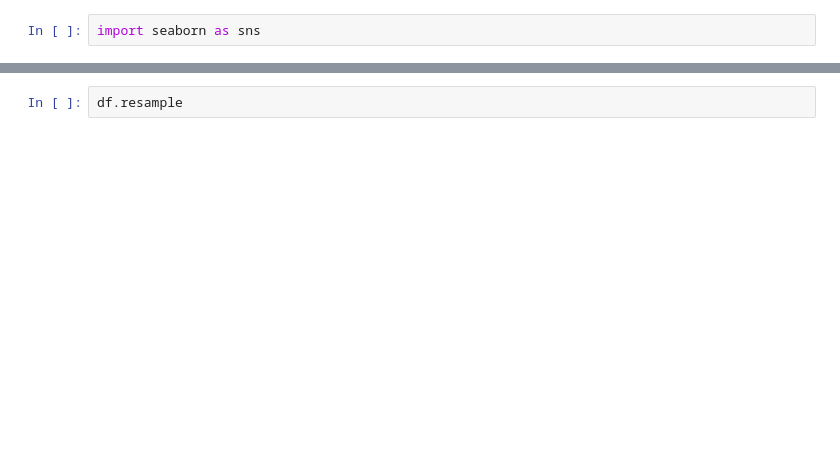
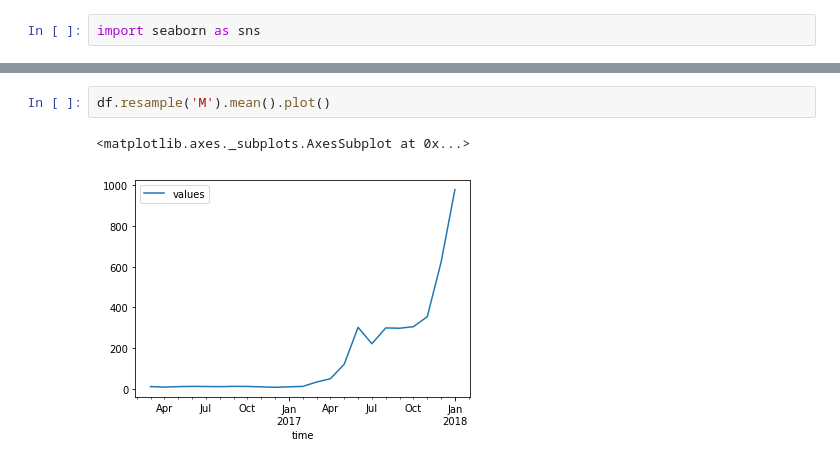
Before and after one commit to xuberance137/deep-learning-models, a Jupyter notebook: TimeSeriesStreaming.ipynb, the cells around one changed output, grey strips where cells are left out. Drawn from its saved outputs; the diff is of its cells as text; blank space fills up the shorter version.

```diff
--- a/TimeSeriesStreaming.ipynb
+++ b/TimeSeriesStreaming.ipynb
@@ -142,2 +158,5 @@ df.plot()
 # %%
-df.resample
+df.resample('M').mean().plot()
+# %% [output]
+<matplotlib.axes._subplots.AxesSubplot at 0x...>
+[figure, added]
```
Also changed, not shown: parts of 15 cells of this notebook.
